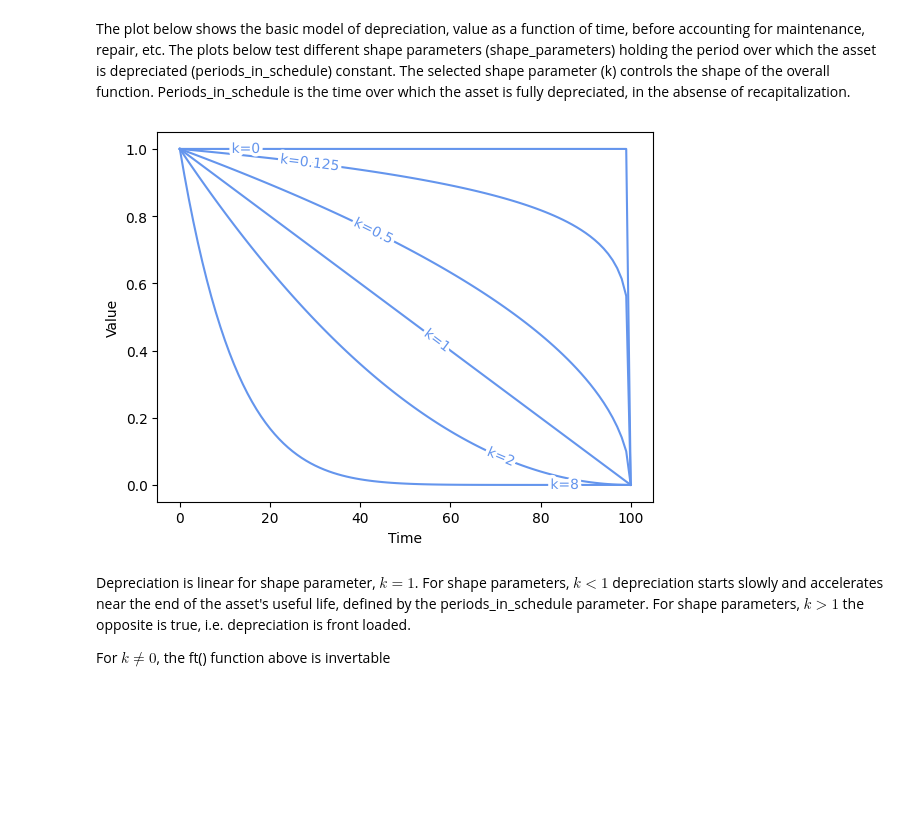
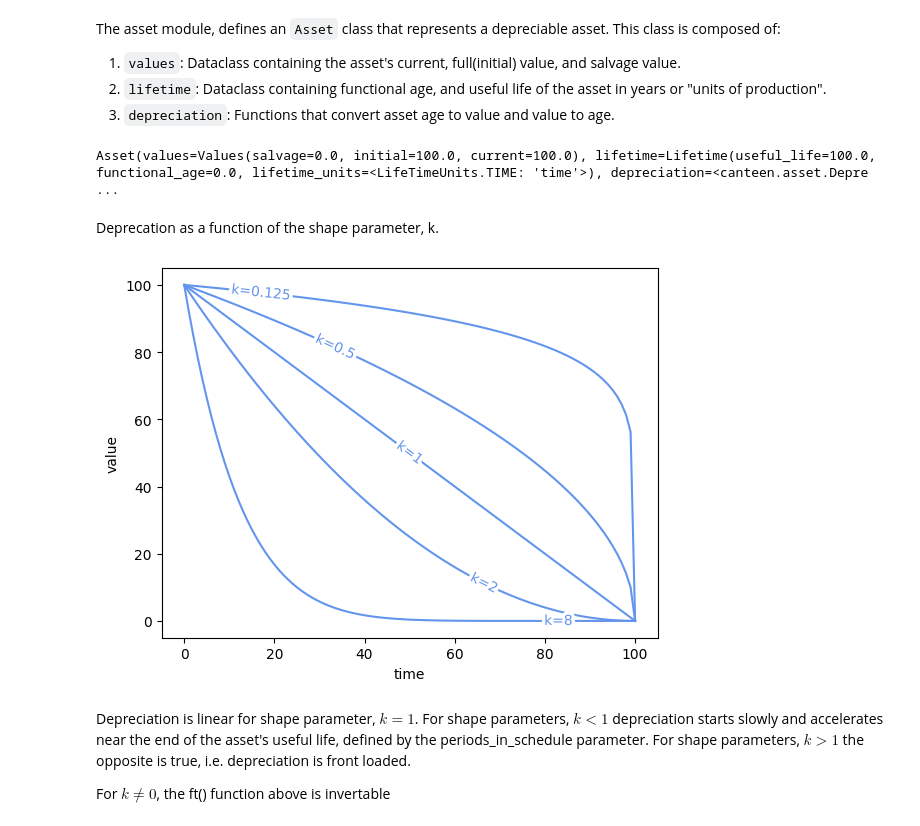
Before and after one commit to JohnRushKucharski/canteen, a Jupyter notebook: notebooks/asset.ipynb, the cells around one changed output. Cells and saved outputs as stored; diff of their text form; code cells hidden in the pictures; blank space fills up the shorter version.

Commit message:
minor type and comment corrections refactored asset

```diff
--- a/notebooks/asset.ipynb
+++ b/notebooks/asset.ipynb
@@ -11,17 +11,26 @@ from canteen.asset import DepreciationParameters, Asset
-# %% [markdown]
-The plot below shows the basic model of depreciation, value as a function of time, before accounting for maintenance, repair, etc. The plots below test different shape parameters (shape_parameters) holding the period over which the asset is depreciated (periods_in_schedule) constant. The selected shape parameter (k) controls the shape of the overall function. Periods_in_schedule is the time over which the asset is fully depreciated, in the absense of recapitalization.
+# %% [markdown]
+The asset module, defines an `Asset` class that represents a depreciable asset. This class is composed of:
+
+1. `values`: Dataclass containing the asset's current, full(initial) value, and salvage value.
+2. `lifetime`: Dataclass containing functional age, and useful life of the asset in years or "units of production".
+3. `depreciation`: Functions that convert asset age to value and value to age.
+# %%
+asset = Asset()
+print(asset)
+# %% [output]
+Asset(values=Values(salvage=0.0, initial=100.0, current=100.0), lifetime=Lifetime(useful_life=100.0, functional_age=0.0, lifetime_units=<LifeTimeUnits.TIME: 'time'>), depreciation=<canteen.asset.Depre ...
+# %% [markdown]
+Deprecation as a function of the shape parameter, k.
 # %%
 xs = list(range(0, 101))
-ks = [0, 0.125, 0.5, 1, 2, 8]
-parameters =[DepreciationParameters(k=shape_parameter) for shape_parameter in ks]
-
-for k in parameters:
-    ft = k.build_ft()
-    ys = [ft(t) for t in range(k.n + 1)]
-    plt.plot(xs, ys, label=f"k={k.k}", color='cornflowerblue' if k != 0 else 'coral')
+ks = [0.125, 0.5, 1, 2, 8]
+fxs = [Depreciation(k) for k in ks]
+for fx in fxs:
+    ys = [fx.age_to_value(asset, t) for t in xs]
+    plt.plot(xs, ys, label=f"k={fx._shape_parameter}", color='cornflowerblue')
 labelLines(plt.gca().get_lines(), zorder=2.5)
-plt.xlabel('Time')
-plt.ylabel('Value')
+plt.xlabel("time")
+plt.ylabel("value")
 plt.show()
 # %% [output]
-[figure, old version]
+[figure, new version]
```
Also changed, not shown: parts of 6 cells of this notebook, 11 other files.
